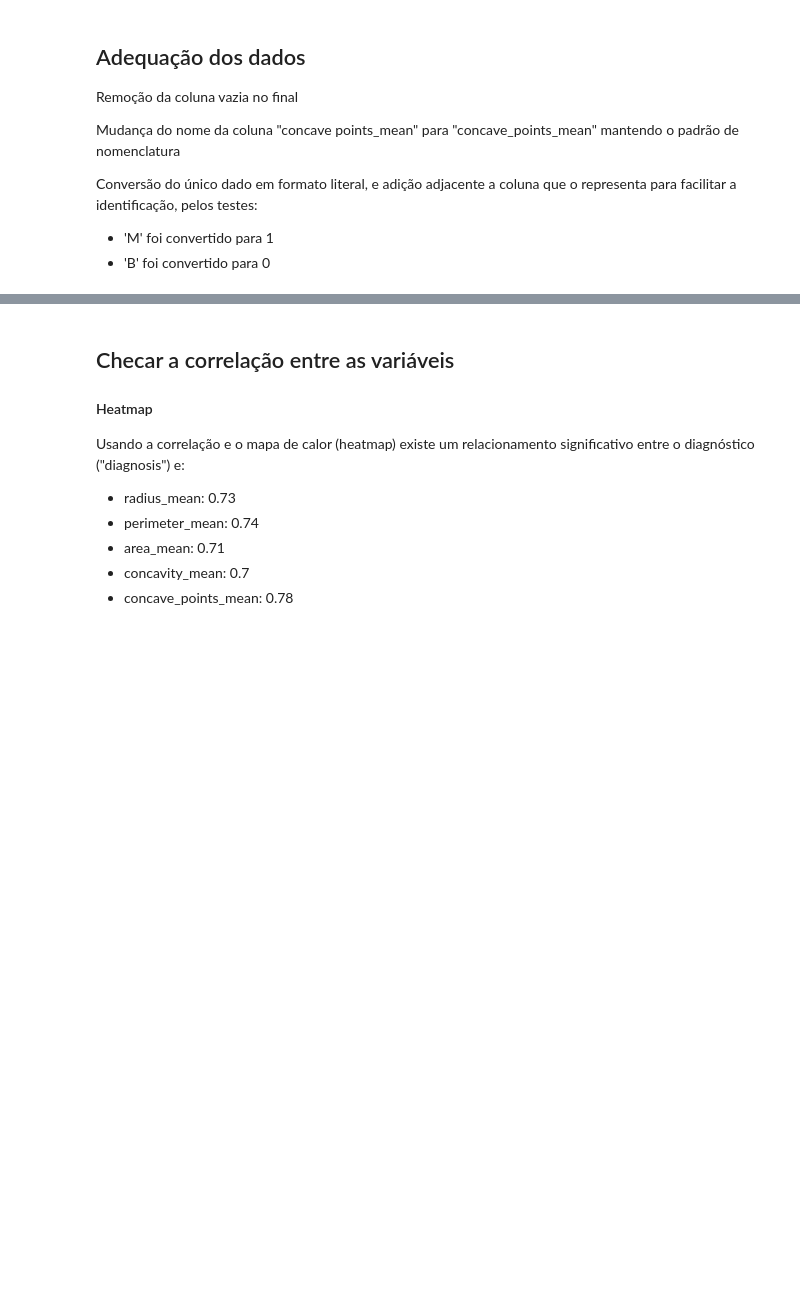
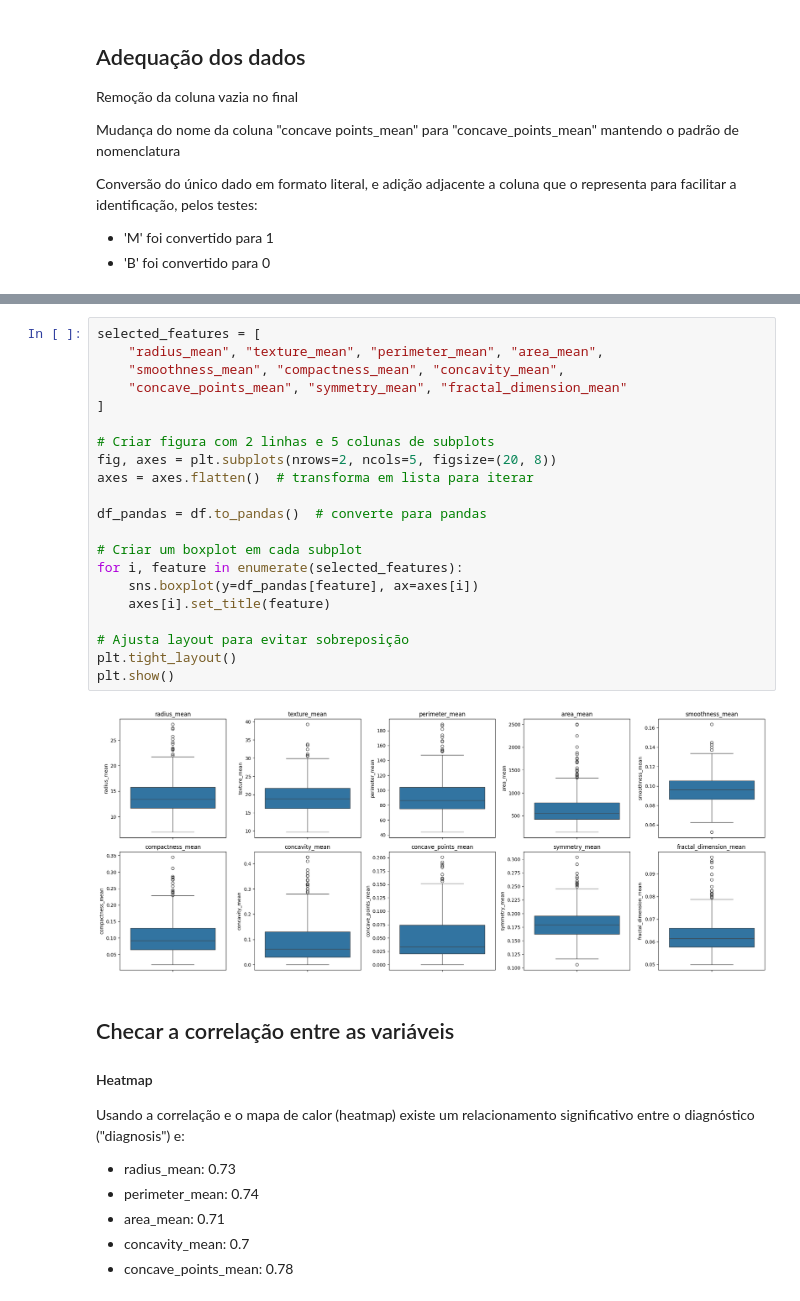
Before and after one commit to tech-challenge-grupo-10/tech-challenge-1-grupo-10, a Jupyter notebook: notebooks/analysis.ipynb, the cells around one changed output, grey strips where cells are left out. Saved outputs shown, nothing was run; the diff lists cells and outputs as text; blank space fills up the shorter version.

```diff
--- a/notebooks/analysis.ipynb
+++ b/notebooks/analysis.ipynb
@@ -77,3 +80,26 @@ shape: (569, 33)
+# %%
+selected_features = [
+    "radius_mean", "texture_mean", "perimeter_mean", "area_mean",
+    "smoothness_mean", "compactness_mean", "concavity_mean",
+    "concave_points_mean", "symmetry_mean", "fractal_dimension_mean"
+]
+
+# Criar figura com 2 linhas e 5 colunas de subplots
+fig, axes = plt.subplots(nrows=2, ncols=5, figsize=(20, 8))
+axes = axes.flatten()  # transforma em lista para iterar
+
+df_pandas = df.to_pandas()  # converte para pandas
+
+# Criar um boxplot em cada subplot
+for i, feature in enumerate(selected_features):
+    sns.boxplot(y=df_pandas[feature], ax=axes[i])
+    axes[i].set_title(feature)
+
+# Ajusta layout para evitar sobreposição
+plt.tight_layout()
+plt.show()
+# %% [output]
+[figure, added]
 # %% [markdown]
 ## Checar a correlação entre as variáveis
 
```
Also changed, not shown: parts of 14 cells of this notebook, 1 other file.
